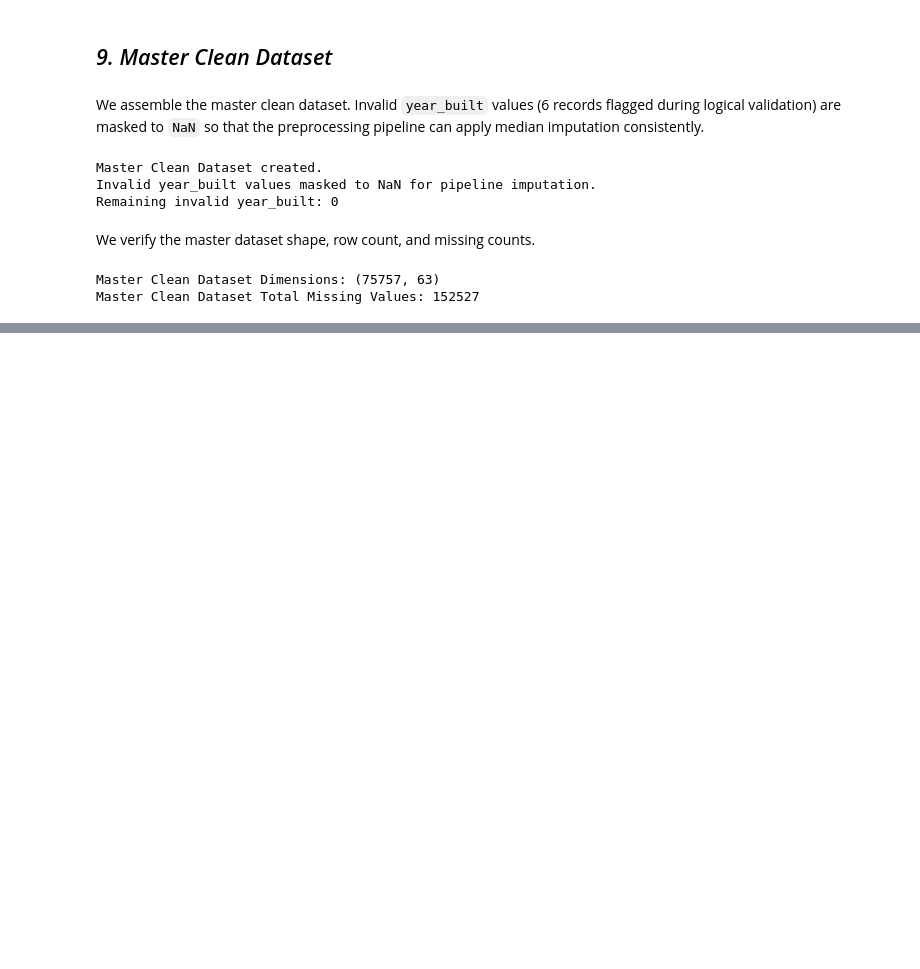
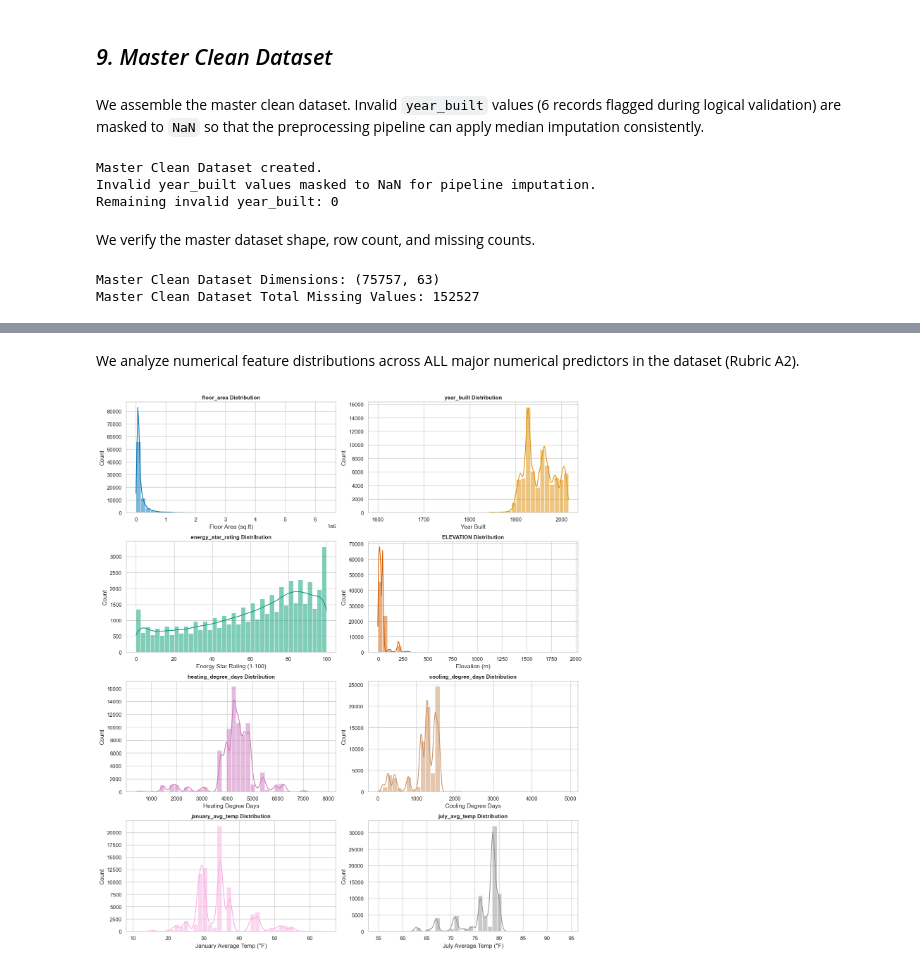
Before and after one commit to HarshaGaduputi/Machine-Learning-Case-Study, a Jupyter notebook: CaseStudy.ipynb, the cells around one changed output, grey strips where cells are left out. Drawn from its saved outputs; the diff is of its cells as text; code cells hidden in the pictures; blank space fills up the shorter version.

```diff
--- a/CaseStudy.ipynb
+++ b/CaseStudy.ipynb
@@ -382,0 +409,43 @@ Master Clean Dataset Total Missing Values: 152527
+# %% [markdown]
+We analyze numerical feature distributions across ALL major numerical predictors in the dataset (Rubric A2).
+# %%
+fig, axes = plt.subplots(4, 2, figsize=(14, 16))
+palette = sns.color_palette("colorblind")
+
+sns.histplot(df_master['floor_area'], bins=40, ax=axes[0,0], color=palette[0], kde=True)
+axes[0,0].set_title("floor_area Distribution", fontsize=11, fontweight='bold')
+axes[0,0].set_xlabel("Floor Area (sq.ft)")
+
+sns.histplot(df_master['year_built'].dropna(), bins=40, ax=axes[0,1], color=palette[1], kde=True)
+axes[0,1].set_title("year_built Distribution", fontsize=11, fontweight='bold')
+axes[0,1].set_xlabel("Year Built")
+
+sns.histplot(df_master['energy_star_rating'].dropna(), bins=40, ax=axes[1,0], color=palette[2], kde=True)
+axes[1,0].set_title("energy_star_rating Distribution", fontsize=11, fontweight='bold')
+axes[1,0].set_xlabel("Energy Star Rating (1-100)")
+
+sns.histplot(df_master['ELEVATION'], bins=40, ax=axes[1,1], color=palette[3], kde=True)
+axes[1,1].set_title("ELEVATION Distribution", fontsize=11, fontweight='bold')
+axes[1,1].set_xlabel("Elevation (m)")
+
+sns.histplot(df_master['heating_degree_days'], bins=40, ax=axes[2,0], color=palette[4], kde=True)
+axes[2,0].set_title("heating_degree_days Distribution", fontsize=11, fontweight='bold')
+axes[2,0].set_xlabel("Heating Degree Days")
+
+sns.histplot(df_master['cooling_degree_days'], bins=40, ax=axes[2,1], color=palette[5], kde=True)
+axes[2,1].set_title("cooling_degree_days Distribution", fontsize=11, fontweight='bold')
+axes[2,1].set_xlabel("Cooling Degree Days")
+
+sns.histplot(df_master['january_avg_temp'], bins=40, ax=axes[3,0], color=palette[6], kde=True)
+axes[3,0].set_title("january_avg_temp Distribution", fontsize=11, fontweight='bold')
+axes[3,0].set_xlabel("January Average Temp (°F)")
+
+sns.histplot(df_master['july_avg_temp'], bins=40, ax=axes[3,1], color=palette[7], kde=True)
+axes[3,1].set_title("july_avg_temp Distribution", fontsize=11, fontweight='bold')
+axes[3,1].set_xlabel("July Average Temp (°F)")
+
+plt.tight_layout()
+plt.show()
+plt.close('all')
+# %% [output]
+[figure, added]
```
Also changed, not shown: parts of 97 cells of this notebook.
